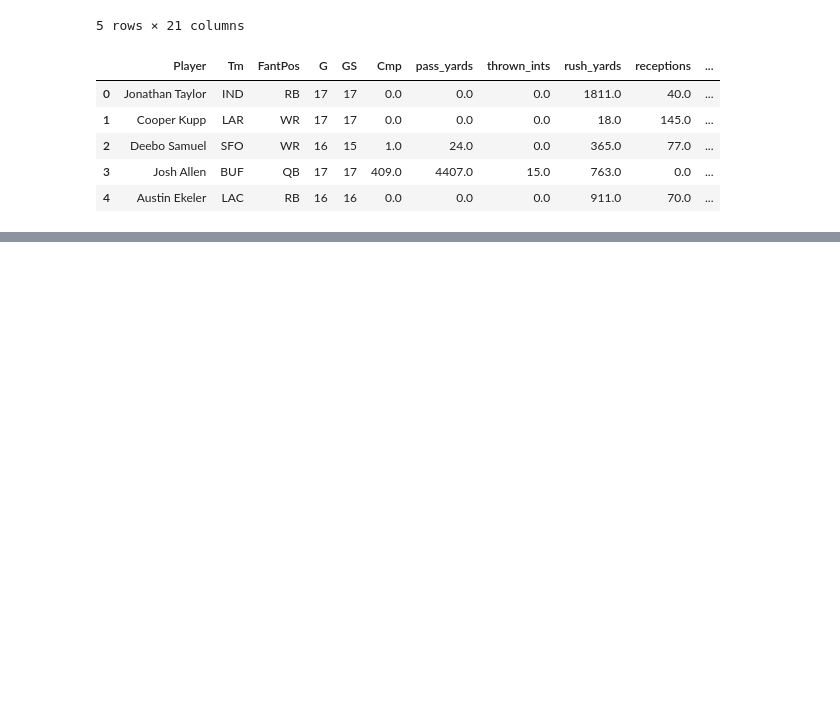
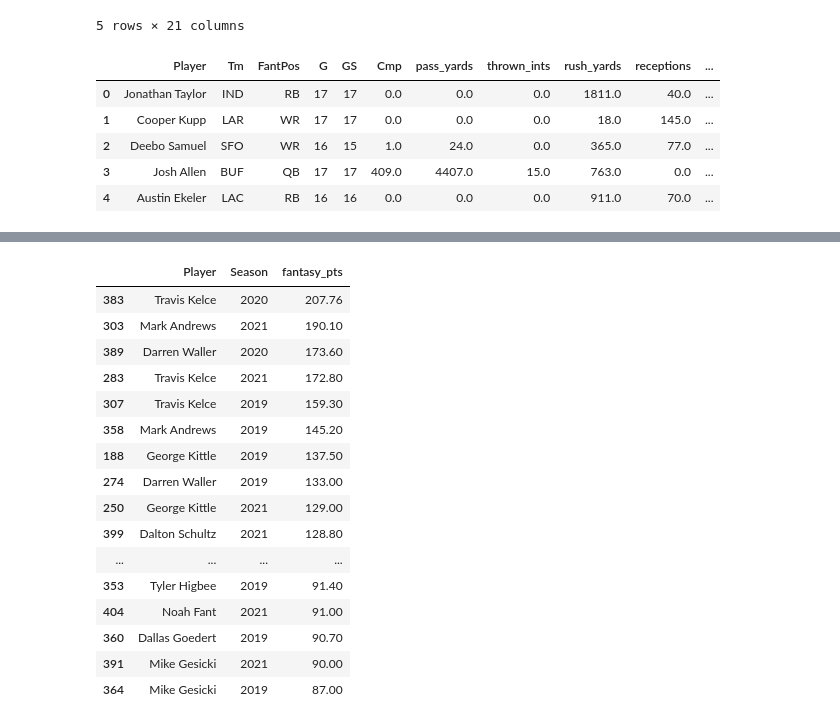
Before and after one commit to ryan-the-brodsky/league-scoring-analysis, a Jupyter notebook: scoring_system_results_and_analysis.ipynb, the cells around one changed output, grey strips where cells are left out. Saved outputs shown, nothing was run; the diff lists cells and outputs as text; code cells hidden in the pictures; blank space fills up the shorter version.

Commit message:
creating day-of helper functions

```diff
--- a/scoring_system_results_and_analysis.ipynb
+++ b/scoring_system_results_and_analysis.ipynb
@@ -381,0 +382,37 @@ ultimate_df.head(10)
+# %%
+# Convention Day Helper functions
+def display_descriptive_statistics_for_top_x_players(x):
+    ultimate_data = []
+    index = 0
+    for position in positions:
+        nums = position.sort_values(by="fantasy_pts", ascending=False).head(x)["fantasy_pts"].describe().to_dict()
+        nums['position'] = position_names[index]
+        index += 1
+        ultimate_data.append(nums)
+    ultimate_df = pd.DataFrame(ultimate_data)
+    ultimate_df.set_index("position", inplace=True)
+    ultimate_df.head(10)
+
+def display_top_x_players_at_position(x, pos):
+    players = positions[position_names.index(pos)]
+    return players.sort_values(by="fantasy_pts", ascending=False)[['Player', "Season", "fantasy_pts"]].head(x)
+
+display_top_x_players_at_position(36, "TE")
+# %% [output]
+|  | Player | Season | fantasy_pts |
+| 383 | Travis Kelce | 2020 | 207.76 |
+| 303 | Mark Andrews | 2021 | 190.10 |
+| 389 | Darren Waller | 2020 | 173.60 |
+| 283 | Travis Kelce | 2021 | 172.80 |
+| 307 | Travis Kelce | 2019 | 159.30 |
+| 358 | Mark Andrews | 2019 | 145.20 |
+| 188 | George Kittle | 2019 | 137.50 |
+| 274 | Darren Waller | 2019 | 133.00 |
+| 250 | George Kittle | 2021 | 129.00 |
+| 399 | Dalton Schultz | 2021 | 128.80 |
+| ... | ... | ... | ... |
+| 353 | Tyler Higbee | 2019 | 91.40 |
+| 404 | Noah Fant | 2021 | 91.00 |
+| 360 | Dallas Goedert | 2019 | 90.70 |
+| 391 | Mike Gesicki | 2021 | 90.00 |
+| 364 | Mike Gesicki | 2019 | 87.00 |
```
Also changed, not shown: parts of 12 cells of this notebook.
